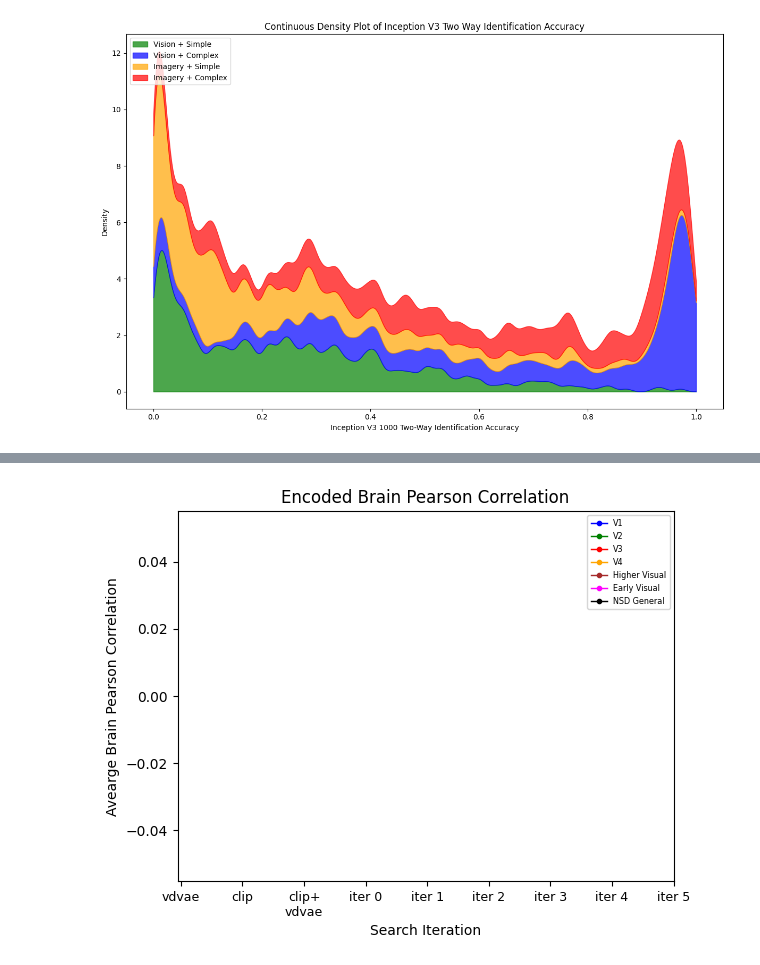
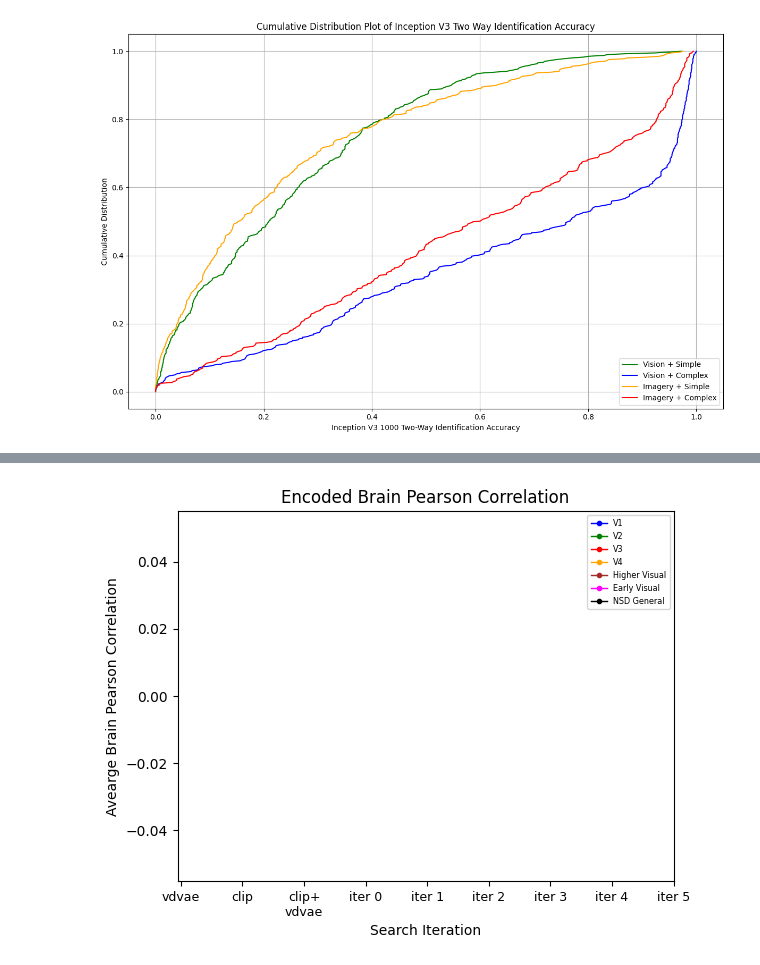
Before and after one commit to reesekneeland/Second-Sight, a Jupyter notebook: src/prepare_figures_mi.ipynb, the cells around one changed output, grey strips where cells are left out. Drawn from its saved outputs; the diff is of its cells as text; code cells hidden in the pictures.

Commit message:
Updating dataframes, figure analysis

```diff
--- a/src/prepare_figures_mi.ipynb
+++ b/src/prepare_figures_mi.ipynb
@@ -105,7 +105,7 @@ for mode in ["vision", "imagery"]:
 # %%
 
 # Mental Imagery Paper
-method = "secondsight"
+# method = "secondsight"
 # method = "mindeye"
 # method = "braindiffuser"
 # method = "tagaki"
@@ -113,13 +113,14 @@ method = "secondsight"
 
 df = pd.DataFrame()
 for mode in ["vision", "imagery"]:
-    # for method in ["secondsight", "mindeye", "braindiffuser"]:
-    for subject in [1,2,5,7]:
-        # new_df = pd.read_csv(f"output/mental_imagery_paper/{mode}/{method}/subject{subject}_statistics_12.csv")
-        new_df = pd.read_csv(f"output/mental_imagery_paper/{mode}/{method}/subject{subject}_statistics_12_handicap.csv")
-        df = pd.concat([df, new_df])
+    for method in ["secondsight", "mindeye", "braindiffuser"]:
+        for subject in [1,2,5,7]:
+            # new_df = pd.read_csv(f"output/mental_imagery_paper/{mode}/{method}/subject{subject}_statistics_12.csv")
+            new_df = pd.read_csv(f"output/mental_imagery_paper/{mode}/{method}/subject{subject}_statistics_12.csv")
+            df = pd.concat([df, new_df])
 
-# df.to_csv(f"output/mental_imagery_paper/all_statistics_no_tagaki_handicap.csv")
+df.to_csv(f"output/mental_imagery_paper/all_statistics_no_tagaki.csv")
+# df = pd.read_csv(f"output/mental_imagery_paper/all_statistics_no_tagaki.csv")
 # %%
 # Statistical Analysis
 simple = [0,1,2,3,4,5]
@@ -303,54 +292,50 @@ plt.show()
 # %%
 # Define the feature of interest
 feature = "Inception V3 1000"
 # feature = "AlexNet 2 1000"
 # feature = "AlexNet 5 1000"
 # feature = "AlexNet 7 1000"
 # feature = "CLIP Two-way 1000"
 
 feature_name = " ".join(feature.split()[:-1])
 
+
 # Drop NaN values for the feature of interest
-df = df.dropna(subset=[feature])
+df_clean = df.dropna(subset=[feature])
 
 # Separate the data into four groups
-vision_complex = df[(df['Mode'] == 'vision') & (df['ID'] > 5)][feature]
-vision_simple = df[(df['Mode'] == 'vision') & (df['ID'] <= 5)][feature]
-imagery_complex = df[(df['Mode'] == 'imagery') & (df['ID'] > 5)][feature]
-imagery_simple = df[(df['Mode'] == 'imagery') & (df['ID'] <= 5)][feature]
+vision_complex = df_clean[(df_clean['Mode'] == 'vision') & (df_clean['ID'] > 5)][feature]
+vision_simple = df_clean[(df_clean['Mode'] == 'vision') & (df_clean['ID'] <= 5)][feature]
+imagery_complex = df_clean[(df_clean['Mode'] == 'imagery') & (df_clean['ID'] > 5)][feature]
+imagery_simple = df_clean[(df_clean['Mode'] == 'imagery') & (df_clean['ID'] <= 5)][feature]
 
-x_grid = np.linspace(df[feature].min(), df[feature].max(), 982)
-# Calculate the KDE for each group using a smaller smoothing factor
-kde_vision_complex = gaussian_kde(vision_complex, bw_method=0.05)(x_grid)
-kde_vision_simple = gaussian_kde(vision_simple, bw_method=0.05)(x_grid)
-kde_imagery_complex = gaussian_kde(imagery_complex, bw_method=0.05)(x_grid)
-kde_imagery_simple = gaussian_kde(imagery_simple, bw_method=0.05)(x_grid)
+# Function to calculate cumulative distribution
+def cumulative_distribution(data):
+    # Sort data
+    data_sorted = np.sort(data)
+    # Calculate cumulative probability for each value in the sorted array
+    p = 1. * np.arange(len(data)) / (len(data) - 1)
+    return data_sorted, p
 
-# Normalize the KDEs so the area under each curve sums up to 1
-kde_vision_complex /= np.trapz(kde_vision_complex, x_grid)
-kde_vision_simple /= np.trapz(kde_vision_simple, x_grid)
-kde_imagery_complex /= np.trapz(kde_imagery_complex, x_grid)
-kde_imagery_simple /= np.trapz(kde_imagery_simple, x_grid)
-
-# Stack the densities
-stacked_density_vision = kde_vision_simple + kde_vision_complex
-stacked_density_imagery = kde_imagery_simple + kde_imagery_complex
-stacked_density_total = stacked_density_vision + stacked_density_imagery
+# Calculate cumulative distributions for each group
+vision_complex_sorted, p_vision_complex = cumulative_distribution(vision_complex)
+vision_simple_sorted, p_vision_simple = cumulative_distribution(vision_simple)
+imagery_complex_sorted, p_imagery_complex = cumulative_distribution(imagery_complex)
+imagery_simple_sorted, p_imagery_simple = cumulative_distribution(imagery_simple)
 
 # Plotting
 plt.figure(figsize=(12, 8))
-plt.fill_between(x_grid, 0, kde_vision_simple, color='green', alpha=0.7, label='Vision + Simple')
-plt.fill_between(x_grid, kde_vision_simple, stacked_density_vision, color='blue', alpha=0.7, label='Vision + Complex')
-plt.fill_between(x_grid, stacked_density_vision, stacked_density_vision + kde_imagery_simple, color='orange', alpha=0.7, label='Imagery + Simple')
-plt.fill_between(x_grid, stacked_density_vision + kde_imagery_simple, stacked_density_total, color='red', alpha=0.7, label='Imagery + Complex')
+plt.plot(vision_simple_sorted, p_vision_simple, color='green', label='Vision + Simple')
+plt.plot(vision_complex_sorted, p_vision_complex, color='blue', label='Vision + Complex')
+plt.plot(imagery_simple_sorted, p_imagery_simple, color='orange', label='Imagery + Simple')
+plt.plot(imagery_complex_sorted, p_imagery_complex, color='red', label='Imagery + Complex')
 
 # Adding labels and title
 plt.xlabel(f'{feature} Two-Way Identification Accuracy')
-plt.ylabel('Density')
-plt.title(f'Continuous Density Plot of {feature_name} Two Way Identification Accuracy')
-plt.legend(loc='upper left')
+plt.ylabel('Cumulative Distribution')
+plt.title(f'Cumulative Distribution Plot of {feature_name} Two Way Identification Accuracy')
+plt.legend(loc='lower right')
+plt.grid(True)
 plt.tight_layout()
-plt.savefig(f"output/mental_imagery_paper/figures/density_{method}_{feature_name}_no_tagaki_handicap.png")
-plt.show()
 # %% [output]
-[figure, old version]
+[figure, new version]
```
Also changed, not shown: parts of 8 cells of this notebook, 4 other files.
